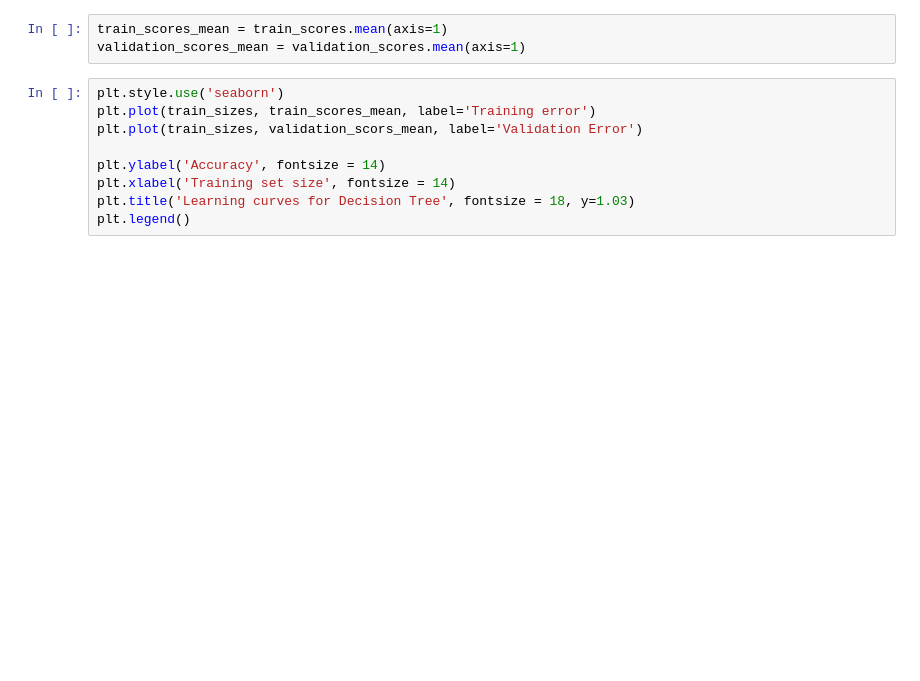
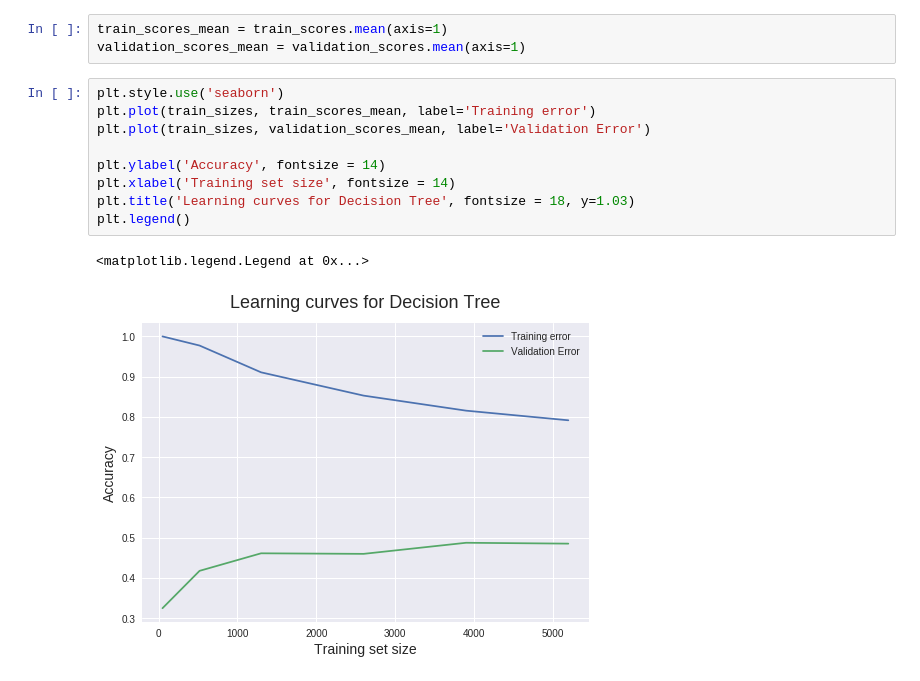
Before and after one commit to 6r0k3d/ml-intro, a Jupyter notebook: notebooks/tree_wine1-Copy1.ipynb, the cells around one changed output. Saved outputs shown, nothing was run; the diff lists cells and outputs as text; blank space fills up the shorter version.

```diff
--- a/notebooks/tree_wine1-Copy1.ipynb
+++ b/notebooks/tree_wine1-Copy1.ipynb
@@ -210,9 +244,12 @@ validation_scores_mean = validation_scores.mean(axis=1)
 # %%
 plt.style.use('seaborn')
 plt.plot(train_sizes, train_scores_mean, label='Training error')
-plt.plot(train_sizes, validation_scors_mean, label='Validation Error')
+plt.plot(train_sizes, validation_scores_mean, label='Validation Error')
 
 plt.ylabel('Accuracy', fontsize = 14)
 plt.xlabel('Training set size', fontsize = 14)
 plt.title('Learning curves for Decision Tree', fontsize = 18, y=1.03)
 plt.legend()
+# %% [output]
+<matplotlib.legend.Legend at 0x...>
+[figure, added]
```
Also changed, not shown: parts of 9 cells of this notebook.
